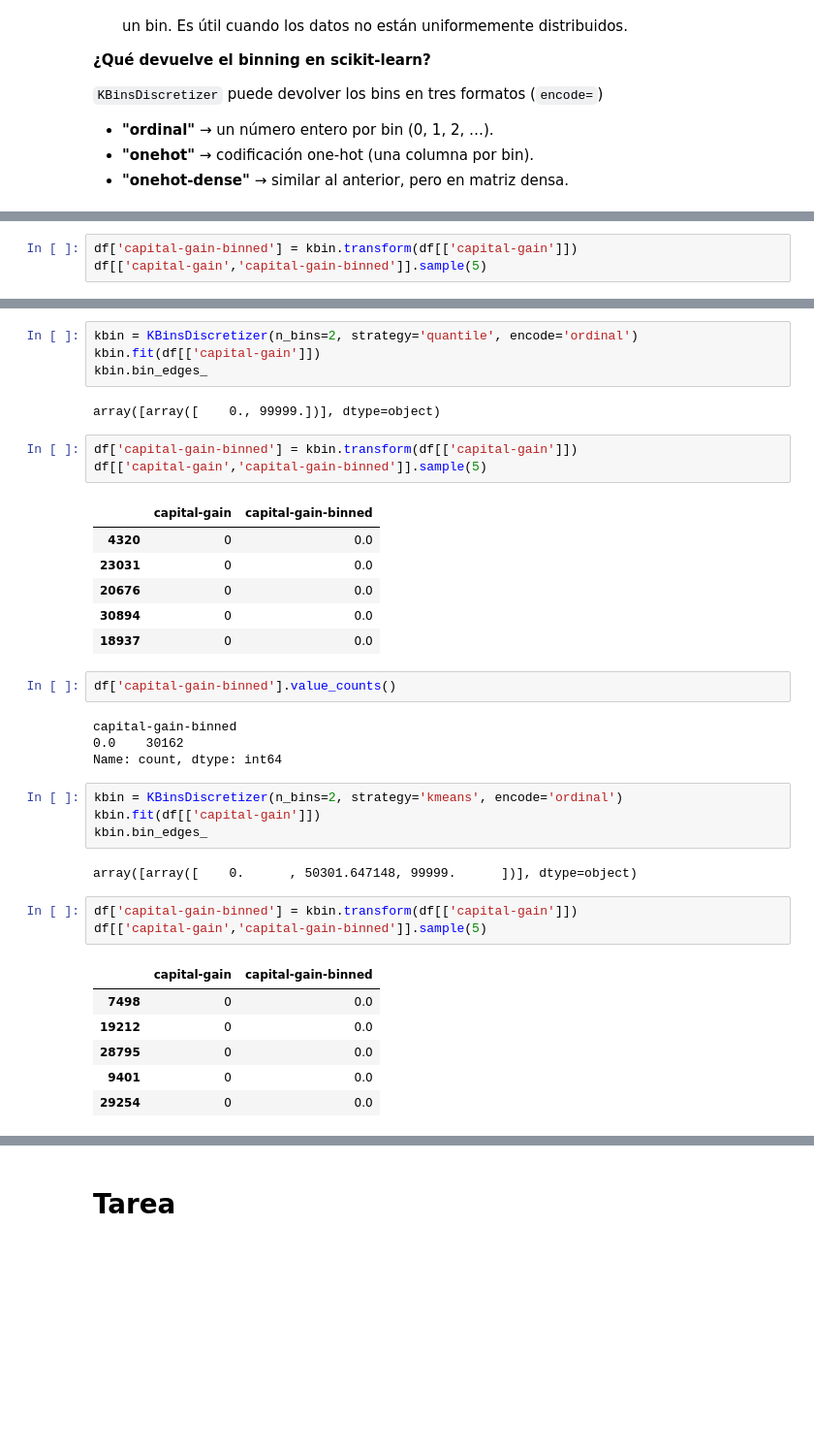
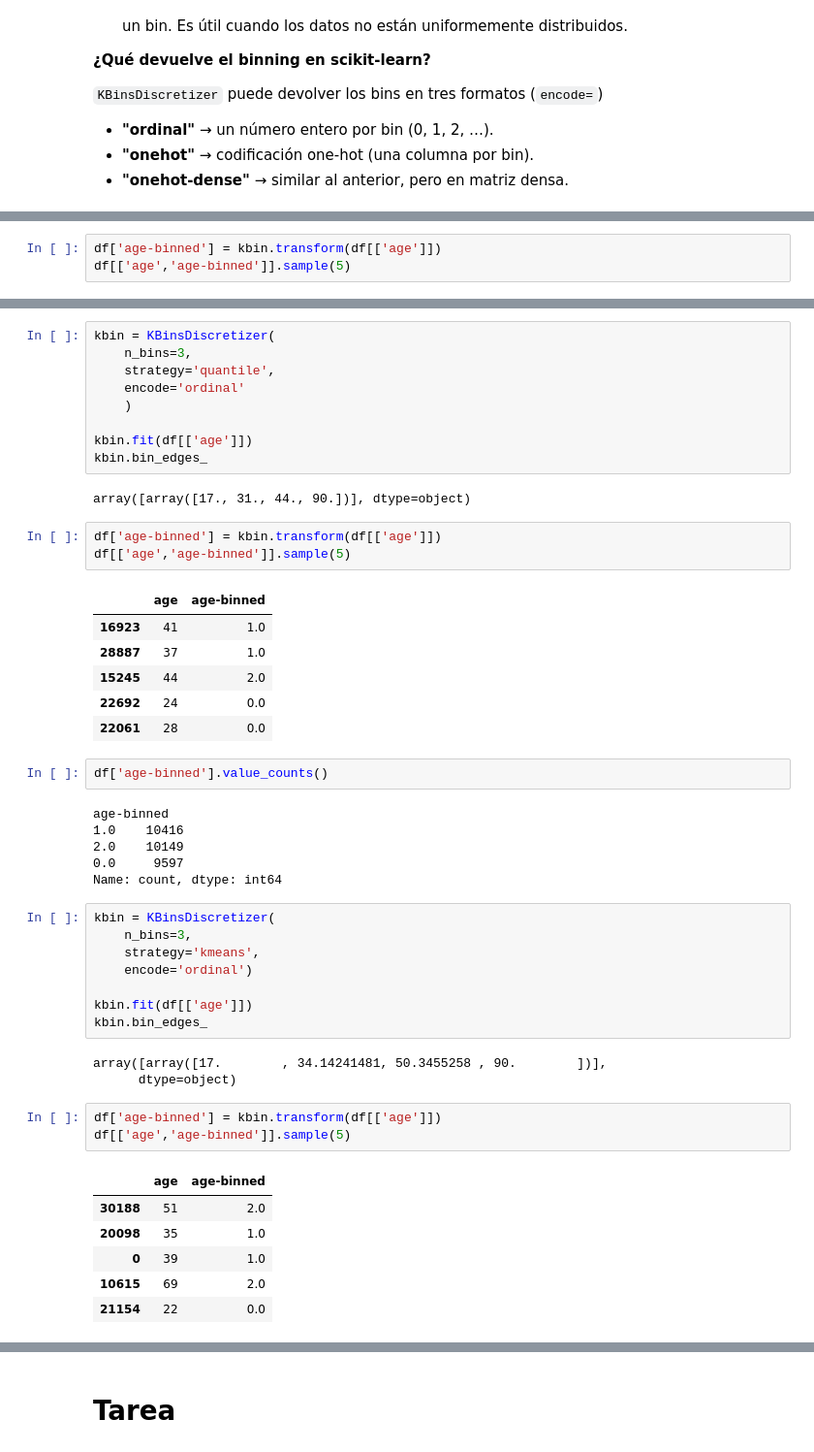
Before and after one commit to Enedev/ap-2026-1-62, a Jupyter notebook: notebooks/Procesamiento_de_datos_numericos.ipynb, the cells around one changed output, grey strips where cells are left out. Shown at 97% size. Cells and saved outputs as stored; diff of their text form; blank space fills up the shorter version.

```diff
--- a/notebooks/Procesamiento_de_datos_numericos.ipynb
+++ b/notebooks/Procesamiento_de_datos_numericos.ipynb
@@ -459,4 +455,4 @@ array([array([    0. , 49999.5, 99999. ])], dtype=object)
 # %%
-df['capital-gain-binned'] = kbin.transform(df[['capital-gain']])
-df[['capital-gain','capital-gain-binned']].sample(5)
+df['age-binned'] = kbin.transform(df[['age']])
+df[['age','age-binned']].sample(5)
 # %% [output]
@@ -475,40 +472,52 @@ capital-gain-binned
 Name: count, dtype: int64
 # %%
-kbin = KBinsDiscretizer(n_bins=2, strategy='quantile', encode='ordinal')
-kbin.fit(df[['capital-gain']])
+kbin = KBinsDiscretizer(
+    n_bins=3,
+    strategy='quantile',
+    encode='ordinal'
+    )
+
+kbin.fit(df[['age']])
 kbin.bin_edges_
 # %% [output]
-array([array([    0., 99999.])], dtype=object)
+array([array([17., 31., 44., 90.])], dtype=object)
 # %%
-df['capital-gain-binned'] = kbin.transform(df[['capital-gain']])
-df[['capital-gain','capital-gain-binned']].sample(5)
+df['age-binned'] = kbin.transform(df[['age']])
+df[['age','age-binned']].sample(5)
 # %% [output]
-|  | capital-gain | capital-gain-binned |
-| 4320 | 0 | 0.0 |
-| 23031 | 0 | 0.0 |
-| 20676 | 0 | 0.0 |
-| 30894 | 0 | 0.0 |
-| 18937 | 0 | 0.0 |
+|  | age | age-binned |
+| 16923 | 41 | 1.0 |
+| 28887 | 37 | 1.0 |
+| 15245 | 44 | 2.0 |
+| 22692 | 24 | 0.0 |
+| 22061 | 28 | 0.0 |
 # %%
-df['capital-gain-binned'].value_counts()
+df['age-binned'].value_counts()
 # %% [output]
-capital-gain-binned
-0.0    30162
+age-binned
+1.0    10416
+2.0    10149
+0.0     9597
 Name: count, dtype: int64
 # %%
-kbin = KBinsDiscretizer(n_bins=2, strategy='kmeans', encode='ordinal')
-kbin.fit(df[['capital-gain']])
+kbin = KBinsDiscretizer(
+    n_bins=3,
+    strategy='kmeans',
+    encode='ordinal')
+
+kbin.fit(df[['age']])
 kbin.bin_edges_
 # %% [output]
-array([array([    0.      , 50301.647148, 99999.      ])], dtype=object)
+array([array([17.        , 34.14241481, 50.3455258 , 90.        ])],
+      dtype=object)
 # %%
-df['capital-gain-binned'] = kbin.transform(df[['capital-gain']])
-df[['capital-gain','capital-gain-binned']].sample(5)
+df['age-binned'] = kbin.transform(df[['age']])
+df[['age','age-binned']].sample(5)
 # %% [output]
-|  | capital-gain | capital-gain-binned |
-| 7498 | 0 | 0.0 |
-| 19212 | 0 | 0.0 |
-| 28795 | 0 | 0.0 |
-| 9401 | 0 | 0.0 |
-| 29254 | 0 | 0.0 |
+|  | age | age-binned |
+| 30188 | 51 | 2.0 |
+| 20098 | 35 | 1.0 |
+| 0 | 39 | 1.0 |
+| 10615 | 69 | 2.0 |
+| 21154 | 22 | 0.0 |
 # %%
```
Also changed, not shown: parts of 10 cells of this notebook.
